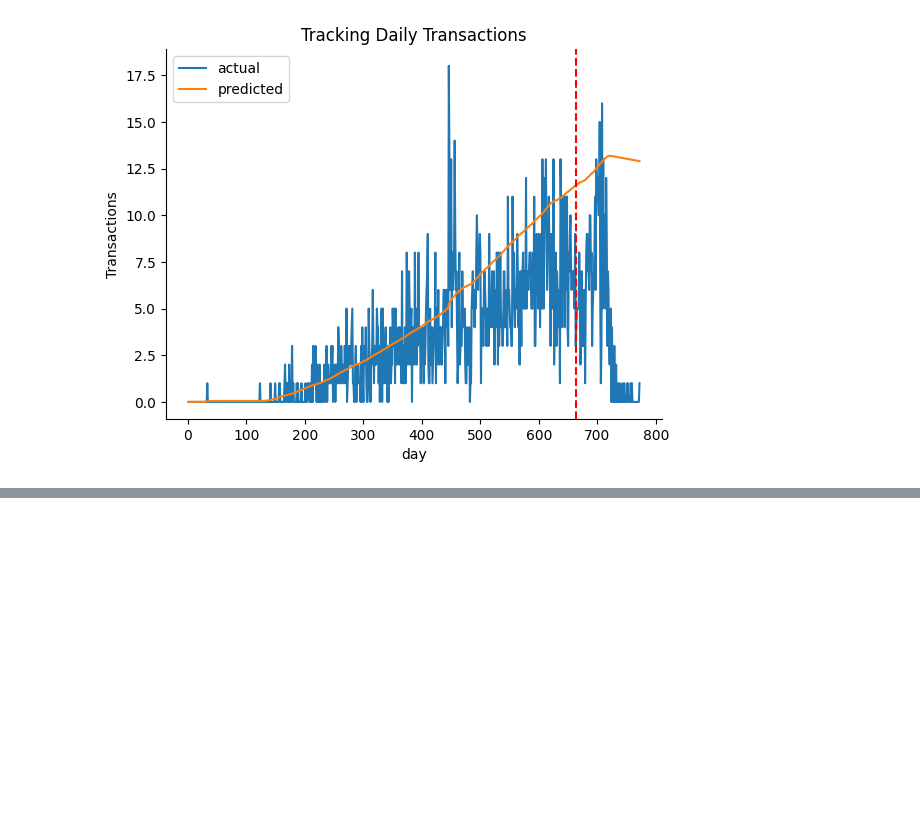
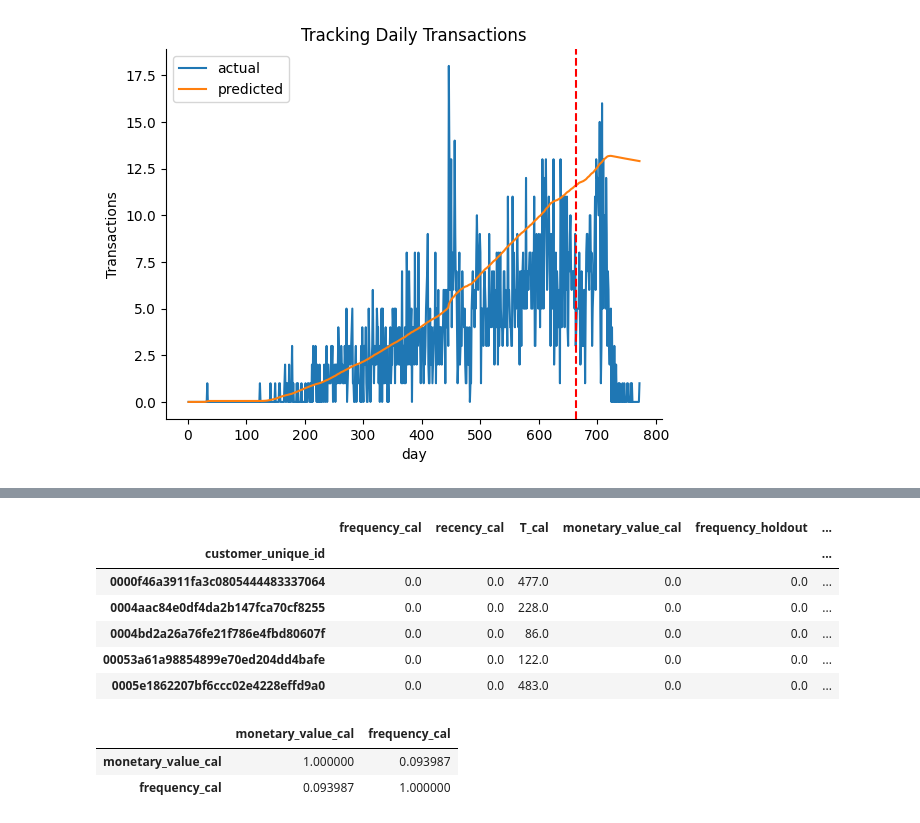
Before and after one commit to nghiale0811/CLV, a Jupyter notebook: ecommerce_ltv.ipynb, the cells around one changed output, grey strips where cells are left out. Drawn from its saved outputs; the diff is of its cells as text; code cells hidden in the pictures; blank space fills up the shorter version.

```diff
--- a/ecommerce_ltv.ipynb
+++ b/ecommerce_ltv.ipynb
@@ -124,0 +132,5 @@ memory usage: 1.5+ MB
+# %%
+elog2 = elog2.set_index('order_id')
+elog3 = elog2.join(payment, how='inner')
+elog3.reset_index(inplace=True)
+elog3.shape
@@ -125,3 +139,8 @@ memory usage: 1.5+ MB
+# %%
+elog3['order_purchase_timestamp'] = pd.to_datetime(elog3['order_purchase_timestamp'])
+elog3['order_date'] = elog3.order_purchase_timestamp.dt.date
+elog3['order_date'] = pd.to_datetime(elog3['order_date'])
+elog3.drop('order_purchase_timestamp', axis=1, inplace=True)
 # %%
 elog.describe()
 # %% [output]
@@ -238,0 +260,3 @@ Wall time: 6.44 s
+# %%
+elog3 = elog3[['order_date', 'payment_value', 'customer_unique_id']]
+elog3.head()
@@ -238,0 +282,26 @@ Wall time: 6.44 s
+# %%
+calibration_period_ends = '2018-06-30'
+summary_cal_holdout2 = calibration_and_holdout_data(elog3,
+                                                   customer_id_col = 'customer_unique_id',
+                                                   datetime_col = 'order_date',
+                                                   monetary_value_col = 'payment_value',
+                                                   freq = 'D', #days
+                                                   calibration_period_end=calibration_period_ends,
+                                                   observation_period_end='2018-10-17')
+# %%
+summary_cal_holdout2.head()
+# %% [output]
+|  | frequency_cal | recency_cal | T_cal | monetary_value_cal | frequency_holdout | ... |
+| customer_unique_id |  |  |  |  |  | ... |
+| 0000f46a3911fa3c0805444483337064 | 0.0 | 0.0 | 477.0 | 0.0 | 0.0 | ... |
+| 0004aac84e0df4da2b147fca70cf8255 | 0.0 | 0.0 | 228.0 | 0.0 | 0.0 | ... |
+| 0004bd2a26a76fe21f786e4fbd80607f | 0.0 | 0.0 | 86.0 | 0.0 | 0.0 | ... |
+| 00053a61a98854899e70ed204dd4bafe | 0.0 | 0.0 | 122.0 | 0.0 | 0.0 | ... |
+| 0005e1862207bf6ccc02e4228effd9a0 | 0.0 | 0.0 | 483.0 | 0.0 | 0.0 | ... |
+# %%
+returning_customers_summary = summary_cal_holdout2[summary_cal_holdout2['frequency_cal'] > 0]
+returning_customers_summary[['monetary_value_cal', 'frequency_cal']].corr()
+# %% [output]
+|  | monetary_value_cal | frequency_cal |
+| monetary_value_cal | 1.000000 | 0.093987 |
+| frequency_cal | 0.093987 | 1.000000 |
```
Also changed, not shown: parts of 9 cells of this notebook.
